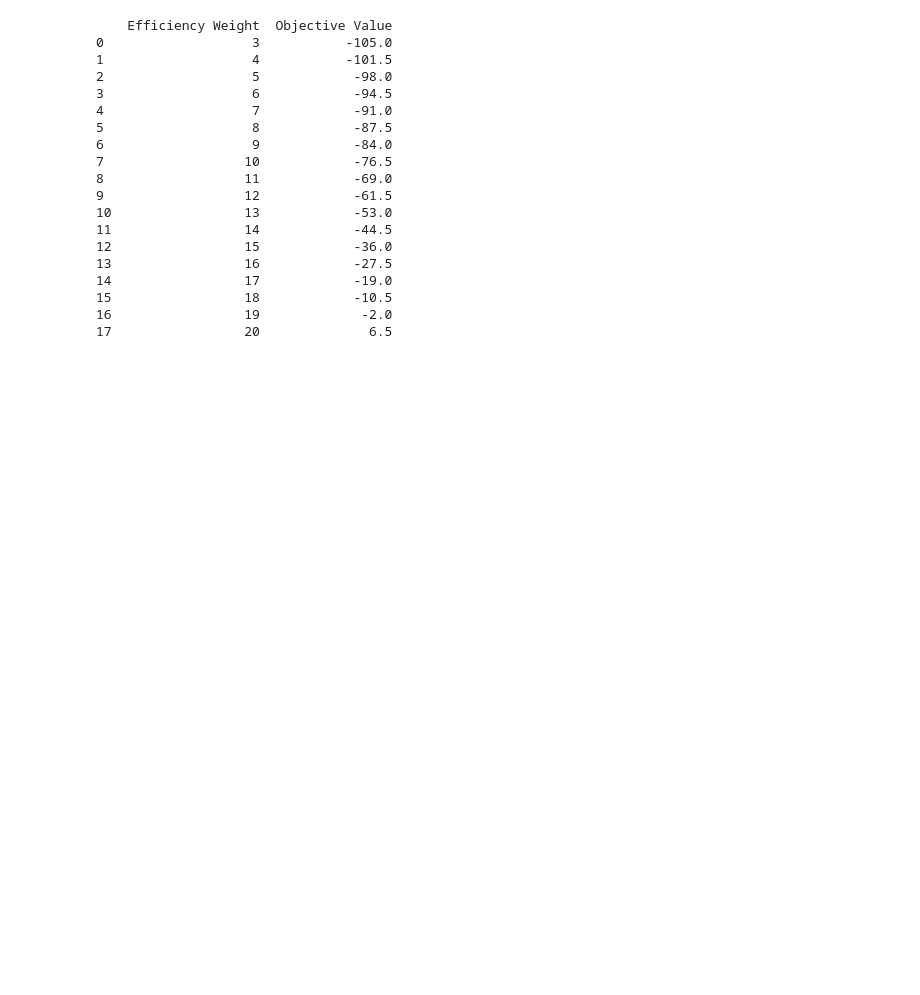
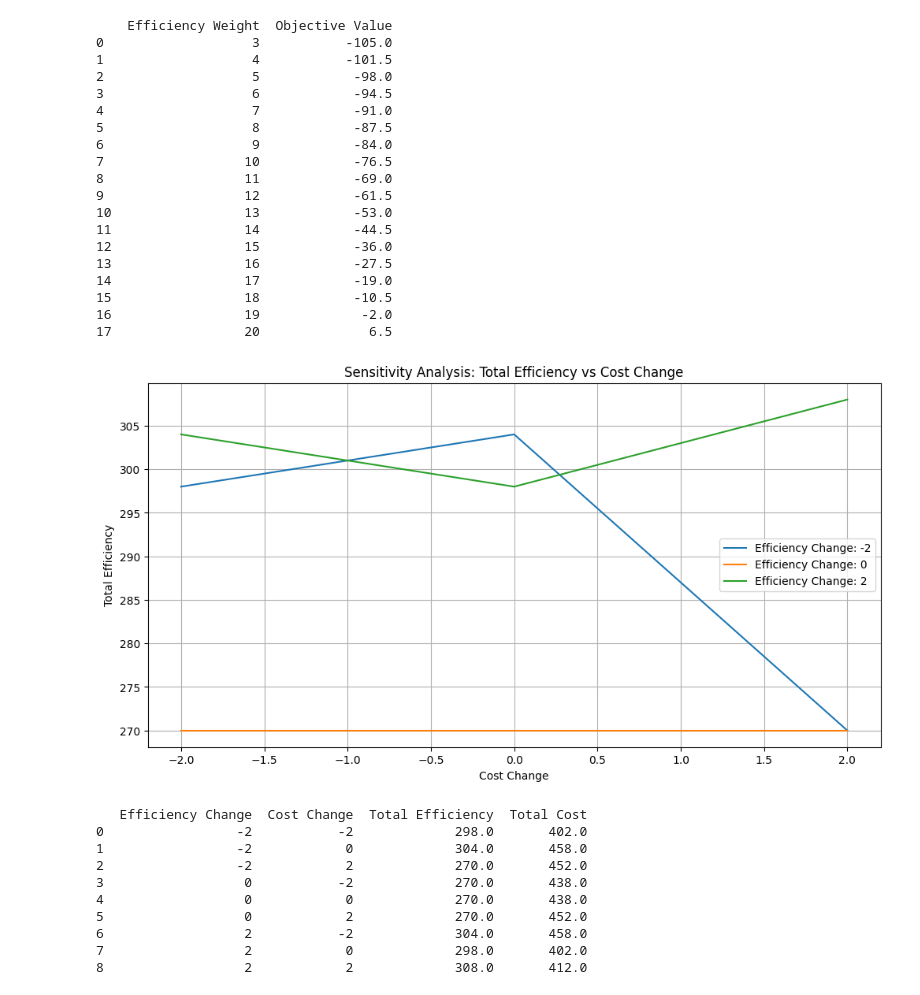
Before and after one commit to pionowicki/wat_mba, a Jupyter notebook: zad_2_1_v2.ipynb, the cells around one changed output. Cells and saved outputs as stored; diff of their text form; code cells hidden in the pictures; blank space fills up the shorter version.

```diff
--- a/zad_2_1_v2.ipynb
+++ b/zad_2_1_v2.ipynb
@@ -273,0 +313,32 @@ print(sensitivity_data)
+# %%
+# Function to perform sensitivity analysis and visualize results
+def visualize_and_tabulate(weights, efficiency_changes, cost_changes):
+    results = []
+    for eff_change in efficiency_changes:
+        for cost_change in cost_changes:
+            modified_efficiency = original_efficiency.copy()
+            modified_costs = original_costs.copy()
+            for task in tasks:
+                modified_efficiency['A'][task] += eff_change
+                modified_costs['A'][task] += cost_change
+
+            eff, cost = solve_problem_with_weights(modified_efficiency, modified_costs, weights[0], weights[1])
+            results.append((eff_change, cost_change, eff, cost))
+
+    # Convert to DataFrame for tabular representation
+    df = pd.DataFrame(results, columns=['Efficiency Change', 'Cost Change', 'Total Efficiency', 'Total Cost'])
+
+    # Plotting
+    plt.figure(figsize=(12, 6))
+    for eff_change in np.unique(df['Efficiency Change']):
+        subset = df[df['Efficiency Change'] == eff_change]
+        plt.plot(subset['Cost Change'], subset['Total Efficiency'], label=f'Efficiency Change: {eff_change}')
+
+    plt.title('Sensitivity Analysis: Total Efficiency vs Cost Change')
+    plt.xlabel('Cost Change')
+    plt.ylabel('Total Efficiency')
+    plt.legend()
+    plt.grid(True)
+    plt.show()
+
+    return df
@@ -273,0 +361,21 @@ print(sensitivity_data)
+# %%
+# Example Usage
+weights = [0.5, 0.5]  # Example weights for efficiency and cost
+efficiency_changes = [-2, 0, 2]  # Example changes in efficiency
+cost_changes = [-2, 0, 2]  # Example changes in cost
+
+# Generate and display results
+results_df = visualize_and_tabulate(weights, efficiency_changes, cost_changes)
+print(results_df)
+# %% [output]
+[figure, added]
+   Efficiency Change  Cost Change  Total Efficiency  Total Cost
+0                 -2           -2             298.0       402.0
+1                 -2            0             304.0       458.0
+2                 -2            2             270.0       452.0
+3                  0           -2             270.0       438.0
+4                  0            0             270.0       438.0
+5                  0            2             270.0       452.0
+6                  2           -2             304.0       458.0
+7                  2            0             298.0       402.0
+8                  2            2             308.0       412.0
```
Also changed, not shown: parts of 4 cells of this notebook.
